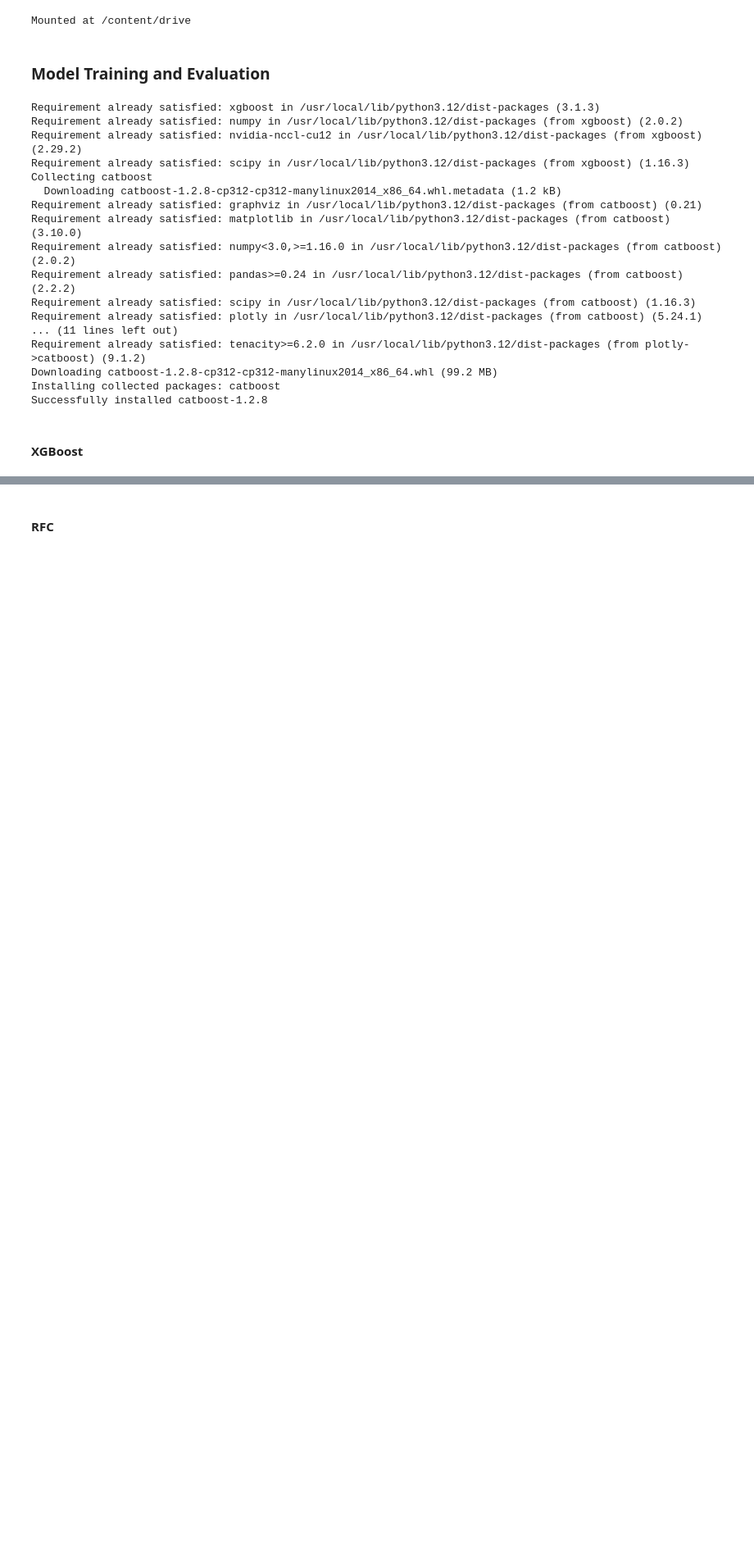
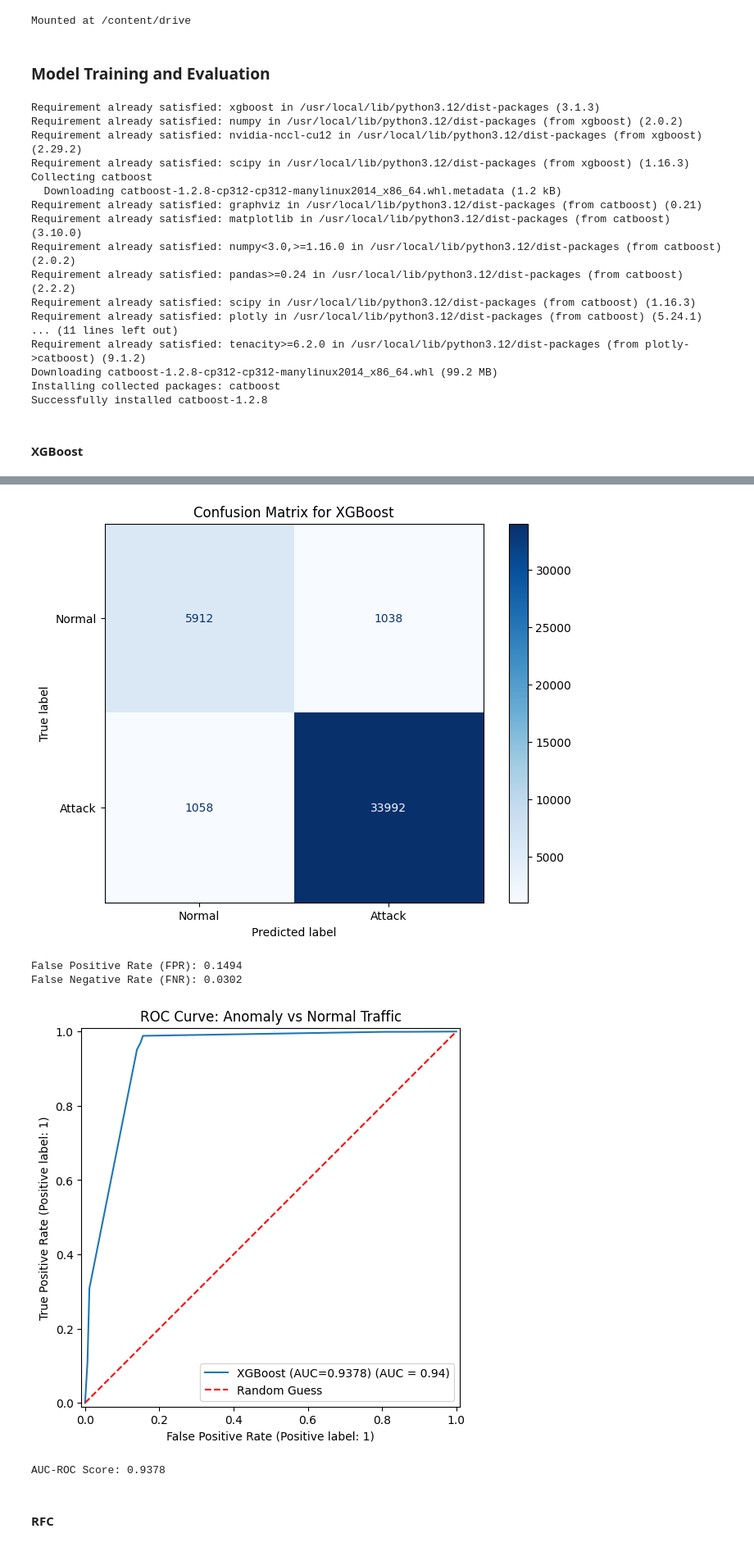
Before and after one commit to MohHaroon/XAI-based-ZSL-for-IIDS, a Jupyter notebook: model_train_eval.ipynb, the cells around one changed output, grey strips where cells are left out. Shown at 82% size. Cells and saved outputs as stored; diff of their text form; code cells hidden in the pictures; blank space fills up the shorter version.

```diff
--- a/model_train_eval.ipynb
+++ b/model_train_eval.ipynb
@@ -167,20 +226,21 @@ def train_and_evaluate_models(model, data_train, labels_train, data_test, labels
 # %%
 bst = XGBClassifier(n_estimators=2, max_depth=2, learning_rate=1, objective='binary:logistic')
 
-preds, training_duration_xgb, inference_duration_xgb,bs = train_and_evaluate_models(bst, data_train, labels_train, data_test, labels_test)
+preds, training_duration_xgb, inference_duration_xgb,bs_xgb = train_and_evaluate_models(bst, data_train, labels_train, data_test, labels_test)
 
-accuracy = accuracy_score(labels_test, preds)
+accuracy_xgb = accuracy_score(labels_test, preds)
 
 print("-" * 60)
 print("XGBoost Results:")
-print(f"Overall Accuracy: {accuracy * 100:.2f}%")
-print(f"Brier Score: {bs:.4f}")
+print(f"Overall Accuracy: {accuracy_xgb * 100:.2f}%")
+print(f"Brier Score: {bs_xgb:.4f}")
 print(f"Training Time: {training_duration_xgb:.2f} seconds")
-print(f"Inference Time: {inference_duration_xgb:.2f} seconds per packet")
+print(f"Inference Time: {inference_duration_xgb:.10f} seconds per packet")
 print("-" * 60)
 
 print("Classification Report:")
-print(classification_report(labels_test, preds))
+report = classification_report(labels_test, preds, output_dict=True)
+print(report)
 # %% [output]
 ------------------------------------------------------------
 XGBoost Results:
@@ -200,0 +254,10 @@ weighted avg       0.95      0.95      0.95     42000
+# %%
+fpr_xgb,fnr_xgb = plot_confusion_matrix(bst, "XGBoost", data_test, labels_test, preds)
+auc_roc_score_xgb = plot_auc_roc_curve(bst, "XGBoost", data_test, labels_test, preds)
+print(f"AUC-ROC Score: {auc_roc_score_xgb:.4f}")
+# %% [output]
+[figure, added]
+False Positive Rate (FPR): 0.1494
+False Negative Rate (FNR): 0.0302
+[figure, added]
+AUC-ROC Score: 0.9378
```
Also changed, not shown: parts of 15 cells of this notebook.
